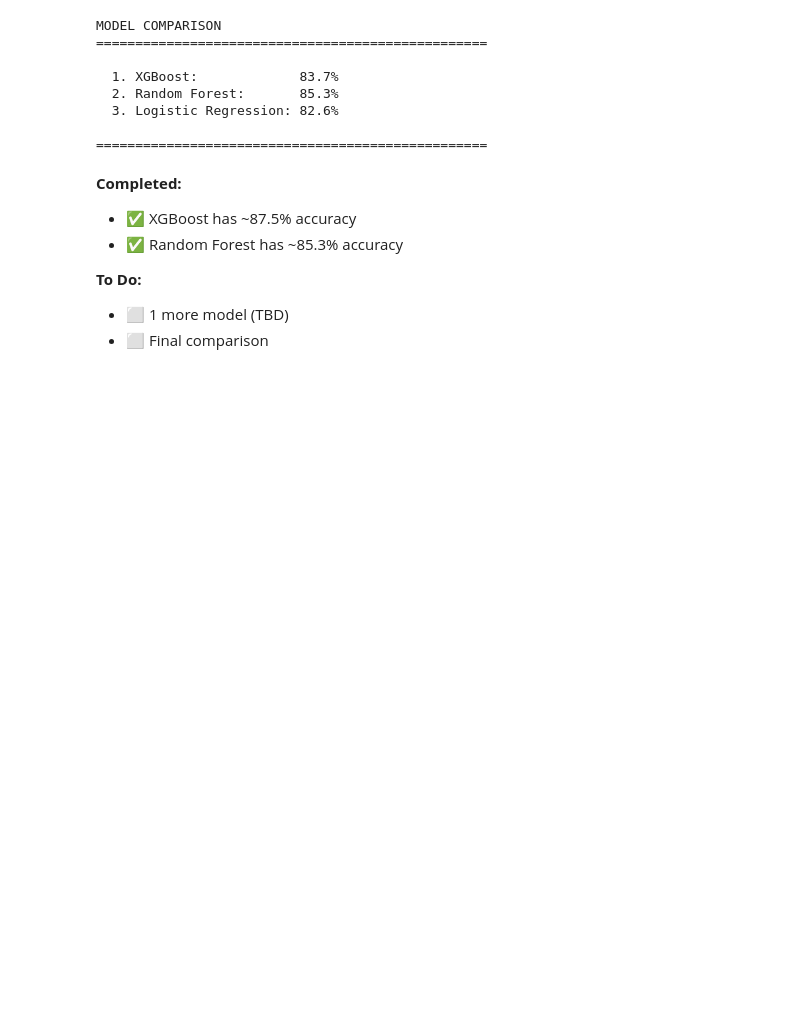
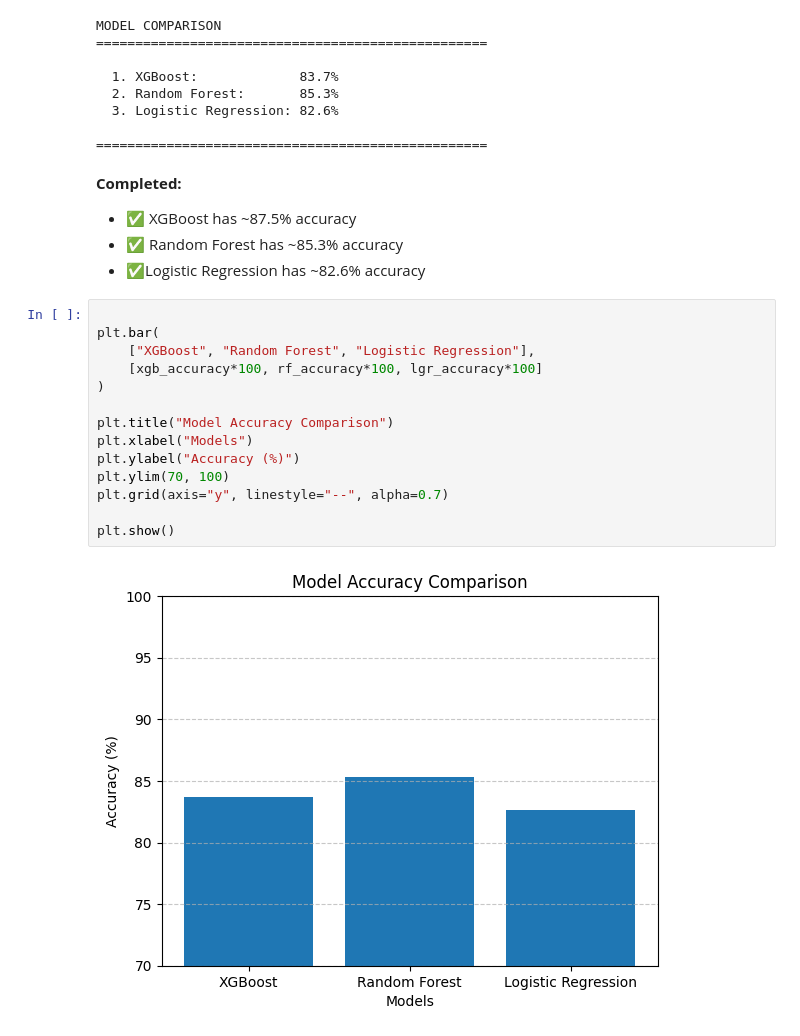
Before and after one commit to Illiason/Project-HH-, a Jupyter notebook: train_models_v1.ipynb, the cells around one changed output. Drawn from its saved outputs; the diff is of its cells as text; blank space fills up the shorter version.

Commit message:
accuracy comparison

```diff
--- a/train_models_v0.ipynb
+++ b/train_models_v1.ipynb
@@ -356,7 +356,20 @@ MODEL COMPARISON
 **Completed:**
 - ✅ XGBoost has ~87.5% accuracy
 - ✅ Random Forest has ~85.3% accuracy
-
-**To Do:**
-- ⬜ 1 more model (TBD)
-- ⬜ Final comparison
+- ✅Logistic Regression has ~82.6% accuracy
+# %%
+
+plt.bar(
+    ["XGBoost", "Random Forest", "Logistic Regression"],
+    [xgb_accuracy*100, rf_accuracy*100, lgr_accuracy*100]
+)
+
+plt.title("Model Accuracy Comparison")
+plt.xlabel("Models")
+plt.ylabel("Accuracy (%)")
+plt.ylim(70, 100)
+plt.grid(axis="y", linestyle="--", alpha=0.7)
+
+plt.show()
+# %% [output]
+[figure, added]
```
